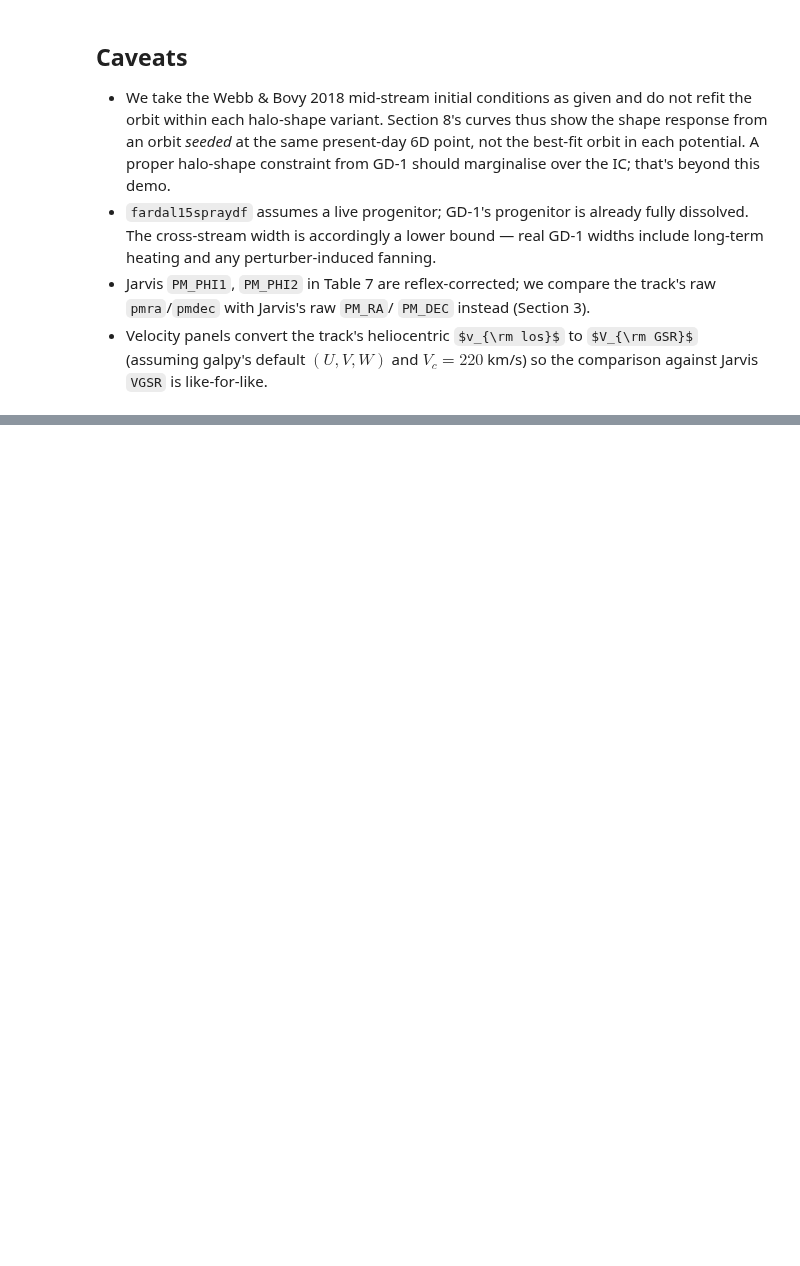
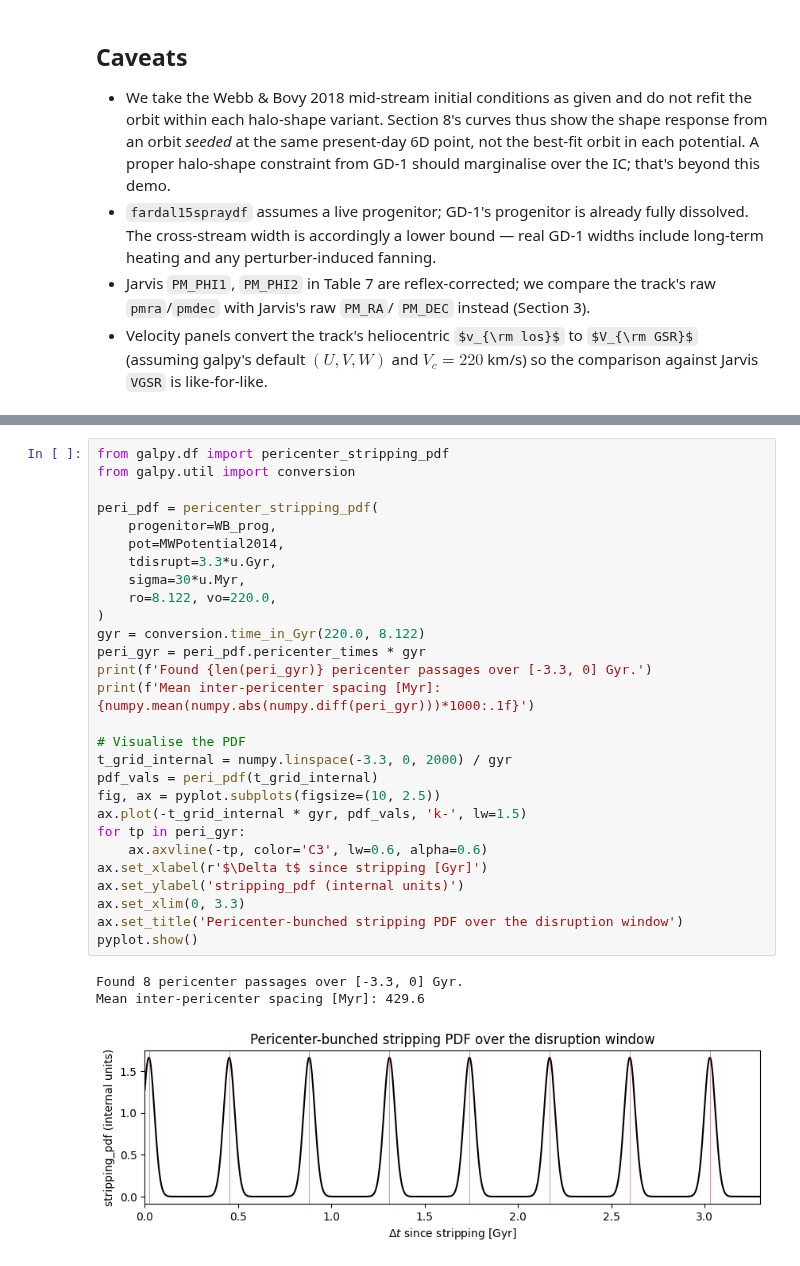
Before and after one commit to jobovy/streamtrack-experiments, a Jupyter notebook: notebooks/gd1_track_example.ipynb, the cells around one changed output, grey strips where cells are left out. Saved outputs shown, nothing was run; the diff lists cells and outputs as text; some formulas as TeX source; blank space fills up the shorter version.

```diff
--- a/notebooks/gd1_track_example.ipynb
+++ b/notebooks/gd1_track_example.ipynb
@@ -614,0 +655,32 @@ pyplot.show()
+# %%
+from galpy.df import pericenter_stripping_pdf
+from galpy.util import conversion
+
+peri_pdf = pericenter_stripping_pdf(
+    progenitor=WB_prog,
+    pot=MWPotential2014,
+    tdisrupt=3.3*u.Gyr,
+    sigma=30*u.Myr,
+    ro=8.122, vo=220.0,
+)
+gyr = conversion.time_in_Gyr(220.0, 8.122)
+peri_gyr = peri_pdf.pericenter_times * gyr
+print(f'Found {len(peri_gyr)} pericenter passages over [-3.3, 0] Gyr.')
+print(f'Mean inter-pericenter spacing [Myr]: {numpy.mean(numpy.abs(numpy.diff(peri_gyr)))*1000:.1f}')
+
+# Visualise the PDF
+t_grid_internal = numpy.linspace(-3.3, 0, 2000) / gyr
+pdf_vals = peri_pdf(t_grid_internal)
+fig, ax = pyplot.subplots(figsize=(10, 2.5))
+ax.plot(-t_grid_internal * gyr, pdf_vals, 'k-', lw=1.5)
+for tp in peri_gyr:
+    ax.axvline(-tp, color='C3', lw=0.6, alpha=0.6)
+ax.set_xlabel(r'$\Delta t$ since stripping [Gyr]')
+ax.set_ylabel('stripping_pdf (internal units)')
+ax.set_xlim(0, 3.3)
+ax.set_title('Pericenter-bunched stripping PDF over the disruption window')
+pyplot.show()
+# %% [output]
+Found 8 pericenter passages over [-3.3, 0] Gyr.
+Mean inter-pericenter spacing [Myr]: 429.6
+[figure, added]
```
Also changed, not shown: parts of 18 cells of this notebook, 7 other files.
